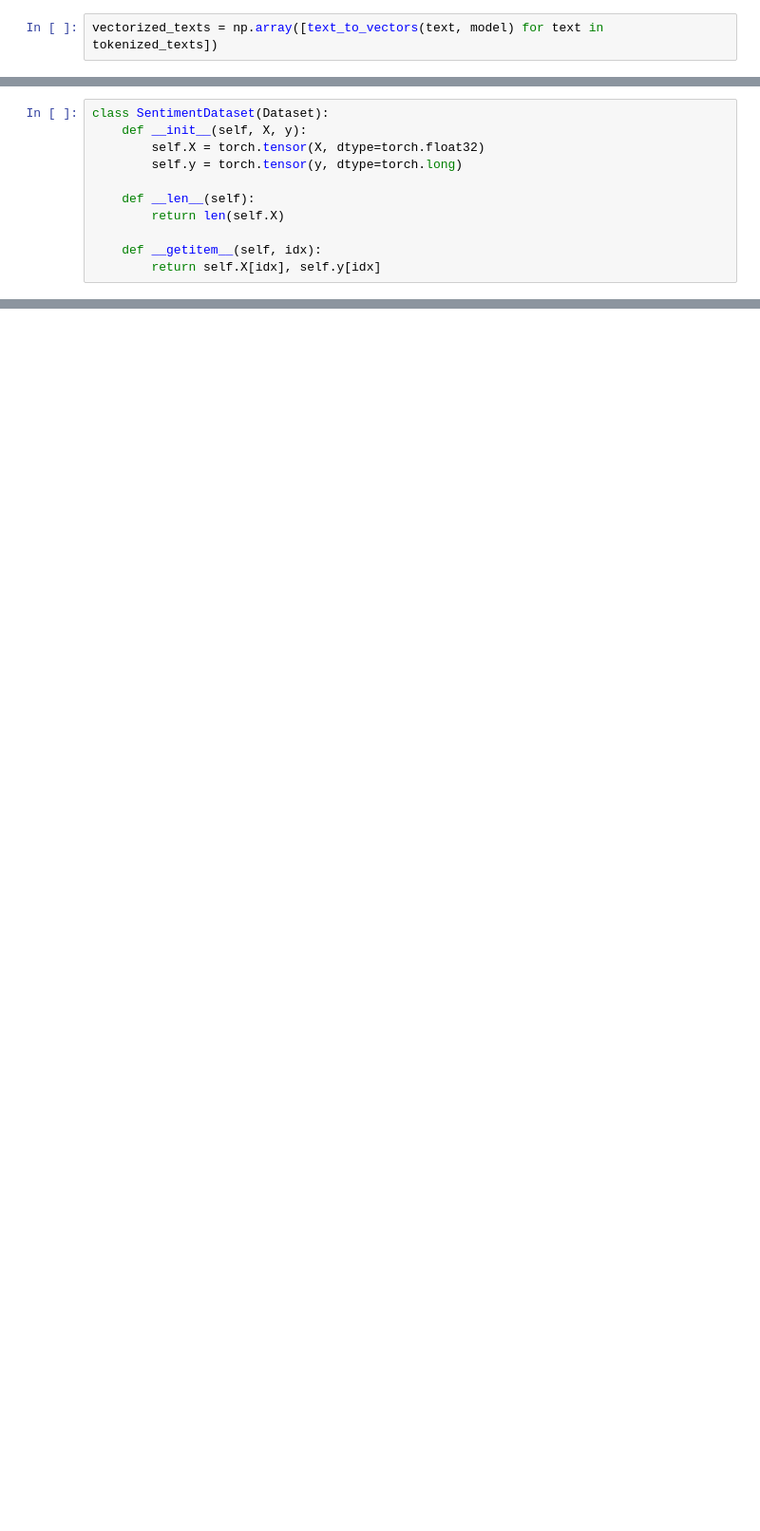
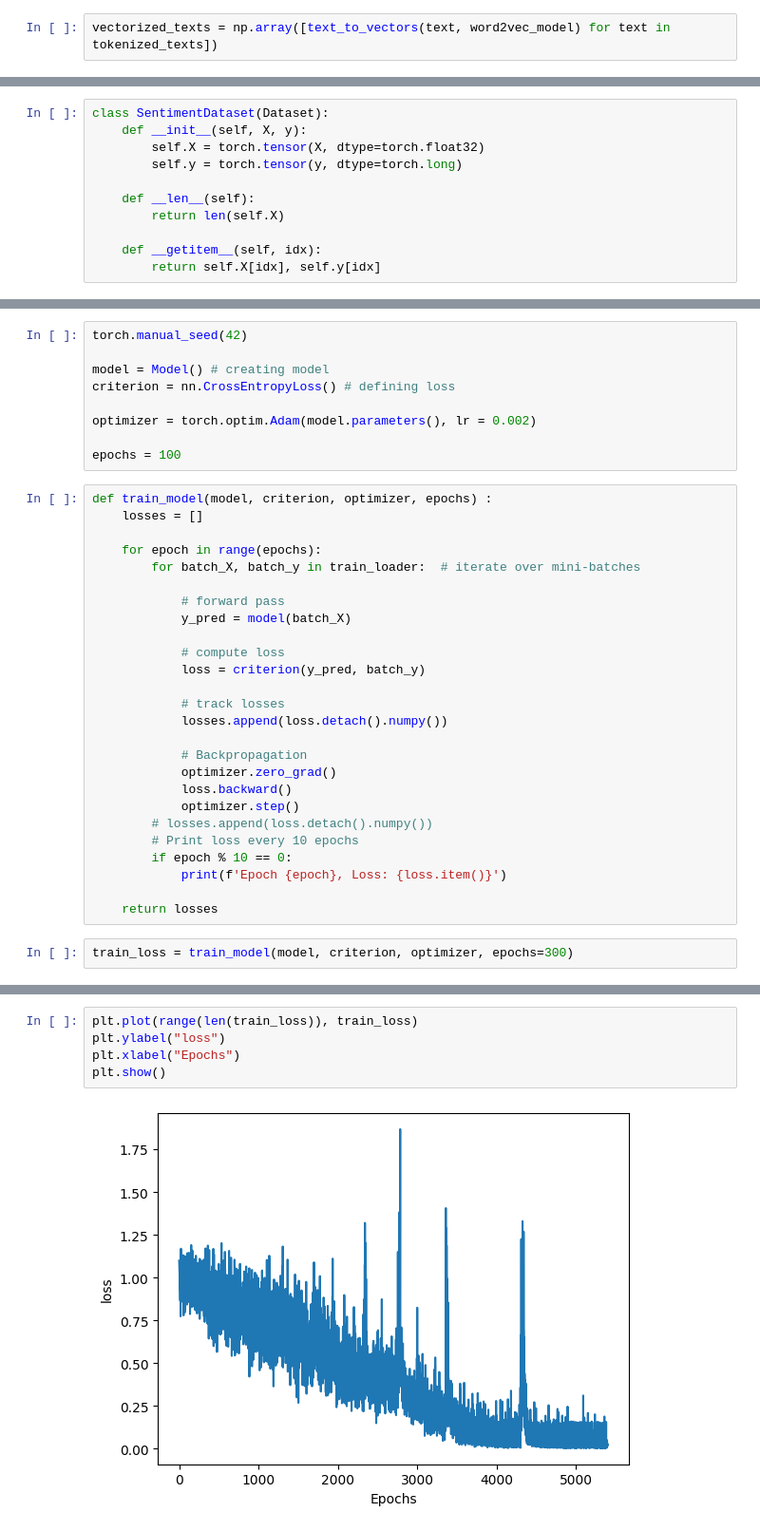
Before and after one commit to Ankur7470/nlp-assignment2, a Jupyter notebook: NLP_assgn2_task2.ipynb, the cells around one changed output, grey strips where cells are left out. Shown: that part at 95% size. Cells and saved outputs as stored; diff of their text form; blank space fills up the shorter version.

```diff
--- a/NLP_assgn2_task2.ipynb
+++ b/NLP_assgn2_task2.ipynb
@@ -278,7 +449,7 @@ def text_to_vectors(text, model, vector_size=100):
     else:
         return np.zeros(vector_size)  # Return zero vector if no words are in vocabulary
 # %%
-vectorized_texts = np.array([text_to_vectors(text, model) for text in tokenized_texts])
+vectorized_texts = np.array([text_to_vectors(text, word2vec_model) for text in tokenized_texts])
 # %%
 vectorized_texts.shape
 # %% [output]
@@ -327,0 +551,37 @@ dataloader = DataLoader(dataset, batch_size=batch_size, shuffle=True)
+# %%
+torch.manual_seed(42)
+
+model = Model() # creating model
+criterion = nn.CrossEntropyLoss() # defining loss
+
+optimizer = torch.optim.Adam(model.parameters(), lr = 0.002)
+
+epochs = 100
+# %%
+def train_model(model, criterion, optimizer, epochs) :
+    losses = []
+
+    for epoch in range(epochs):
+        for batch_X, batch_y in train_loader:  # iterate over mini-batches
+
+            # forward pass
+            y_pred = model(batch_X)
+
+            # compute loss
+            loss = criterion(y_pred, batch_y)
+
+            # track losses
+            losses.append(loss.detach().numpy())
+
+            # Backpropagation
+            optimizer.zero_grad()
+            loss.backward()
+            optimizer.step()
+        # losses.append(loss.detach().numpy())
+        # Print loss every 10 epochs
+        if epoch % 10 == 0:
+            print(f'Epoch {epoch}, Loss: {loss.item()}')
+
+    return losses
+# %%
+train_loss = train_model(model, criterion, optimizer, epochs=300)
@@ -327,0 +606,7 @@ dataloader = DataLoader(dataset, batch_size=batch_size, shuffle=True)
+# %%
+plt.plot(range(len(train_loss)), train_loss)
+plt.ylabel("loss")
+plt.xlabel("Epochs")
+plt.show()
+# %% [output]
+[figure, added]
```
Also changed, not shown: parts of 24 cells of this notebook, 1 other file.
